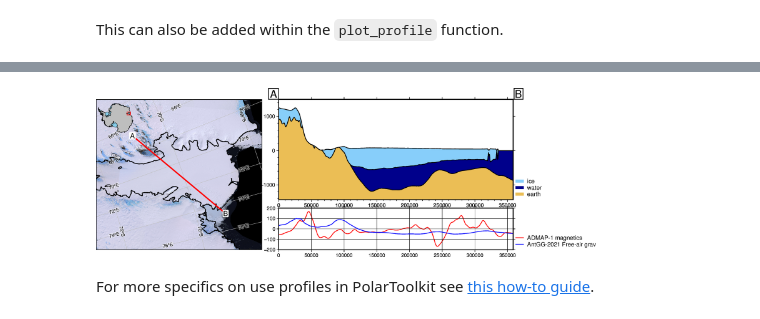
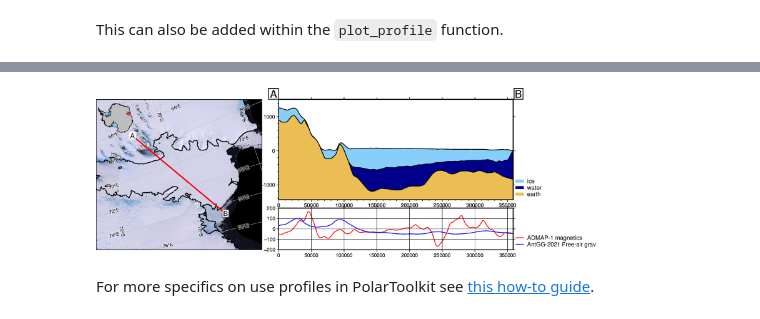
Before and after one commit to mdtanker/polartoolkit, a Jupyter notebook: docs/tutorial/08_cross_sections_and_profiles.ipynb, the cells around one changed output, grey strips where cells are left out. Drawn from its saved outputs; the diff is of its cells as text; code cells hidden in the pictures.

```diff
--- a/docs/tutorial/08_cross_sections_and_profiles.ipynb
+++ b/docs/tutorial/08_cross_sections_and_profiles.ipynb
@@ -68,6 +62,7 @@ fig, _, _ = profiles.plot_profile(
     stop=b,
     add_map=True,
     data_dict="default",
+    default_layers_spacing=5e3,
 )
 fig.show(dpi=200)
 # %% [output]
@@ -82,4 +69,4 @@ grdimage [WARNING]: n reset from 937551.150621 to 937694.96692
 gmtset [WARNING]: Representation of font type not recognized. Using default.
-[figure, old version]
+[figure, new version]
 # %% [markdown]
 For more specifics on use profiles in PolarToolkit see [this how-to guide](../how_to/profiles.ipynb).
```
Also changed, not shown: parts of 3 cells of this notebook, 10 other files.
